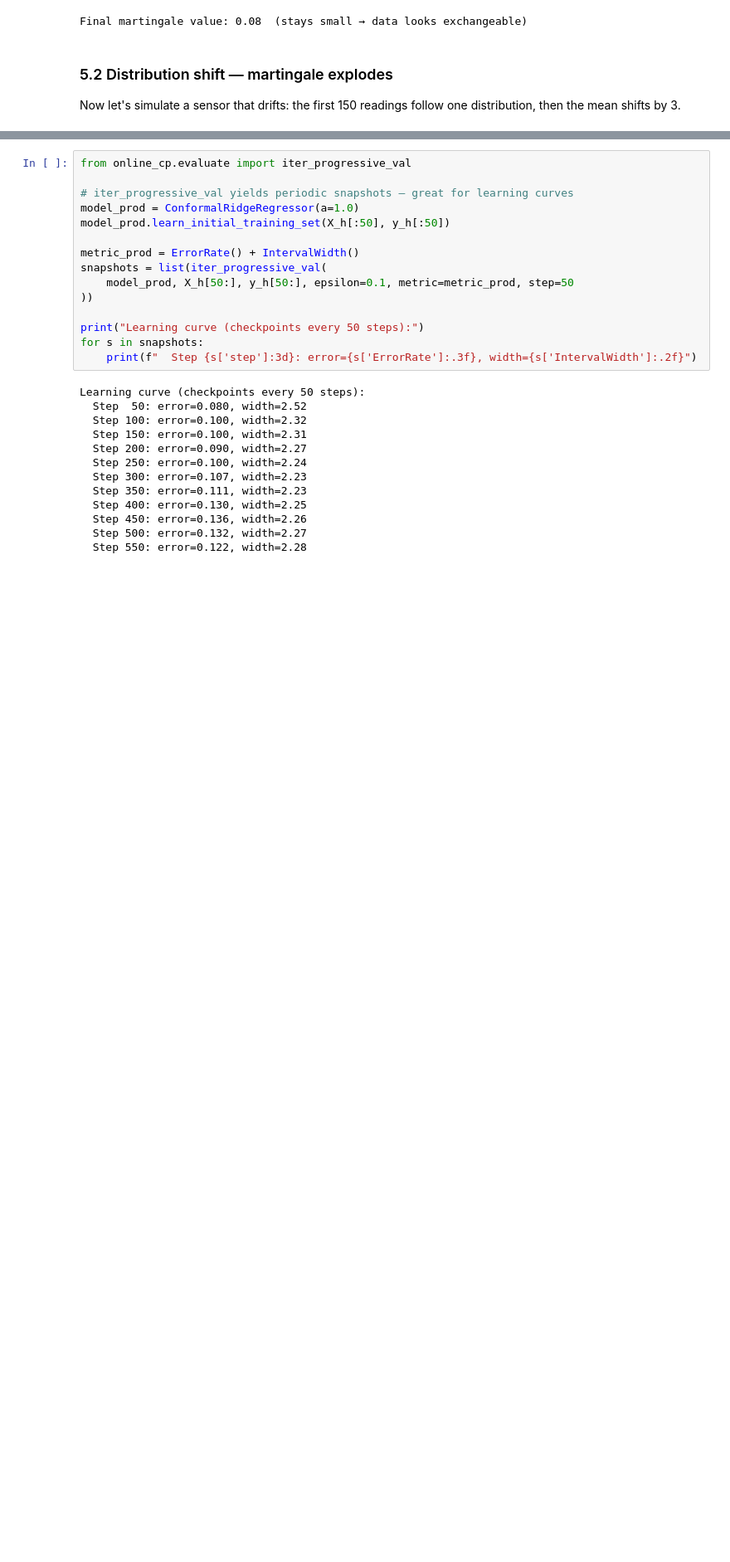
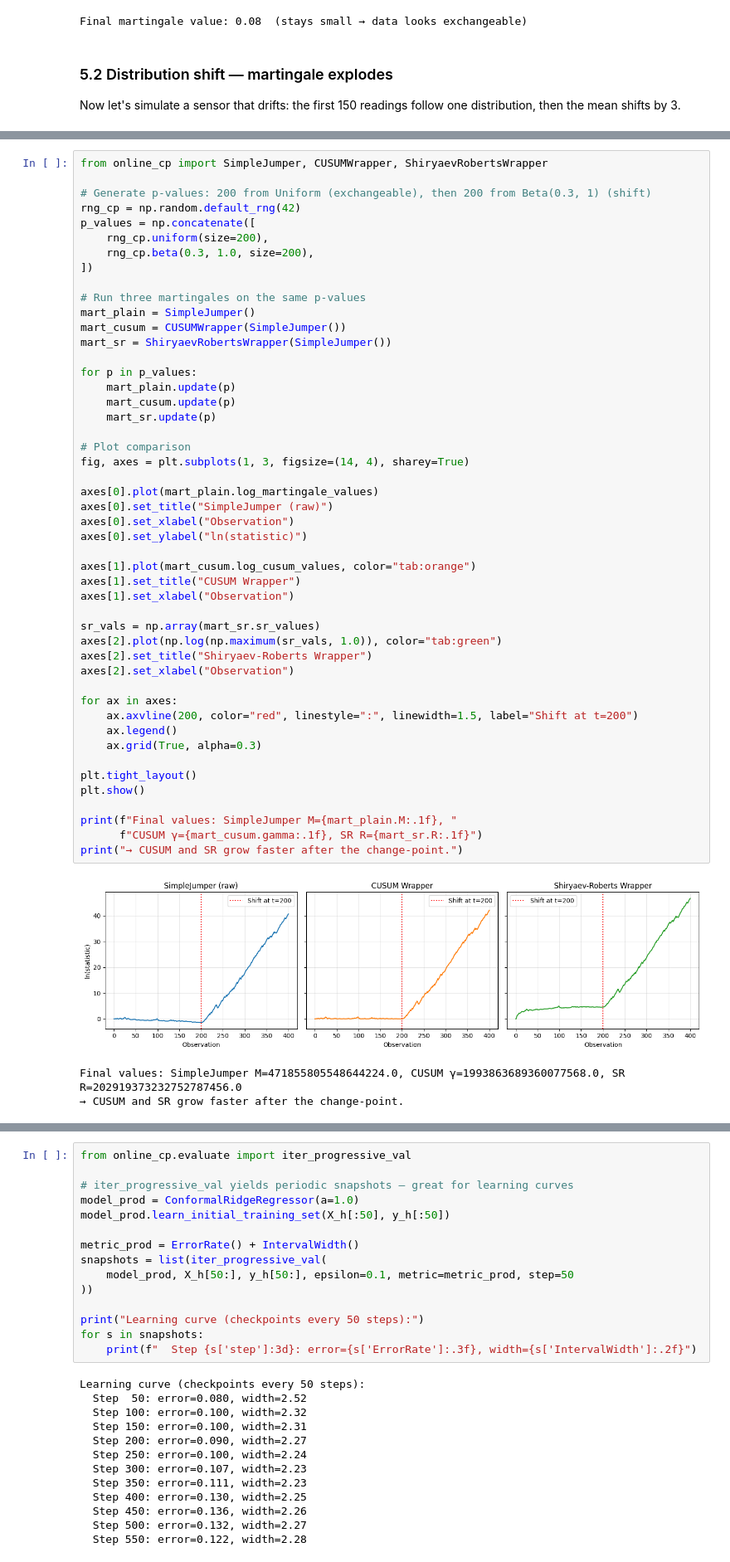
Before and after one commit to egonmedhatten/online-cp, a Jupyter notebook: notebooks/tutorial.ipynb, the cells around one changed output, grey strips where cells are left out. Shown at 83% size. Saved outputs shown, nothing was run; the diff lists cells and outputs as text; blank space fills up the shorter version.

```diff
--- a/notebooks/tutorial.ipynb
+++ b/notebooks/tutorial.ipynb
@@ -430,0 +440,52 @@ Max log-martingale after shift: 20.5
+# %%
+from online_cp import SimpleJumper, CUSUMWrapper, ShiryaevRobertsWrapper
+
+# Generate p-values: 200 from Uniform (exchangeable), then 200 from Beta(0.3, 1) (shift)
+rng_cp = np.random.default_rng(42)
+p_values = np.concatenate([
+    rng_cp.uniform(size=200),
+    rng_cp.beta(0.3, 1.0, size=200),
+])
+
+# Run three martingales on the same p-values
+mart_plain = SimpleJumper()
+mart_cusum = CUSUMWrapper(SimpleJumper())
+mart_sr = ShiryaevRobertsWrapper(SimpleJumper())
+
+for p in p_values:
+    mart_plain.update(p)
+    mart_cusum.update(p)
+    mart_sr.update(p)
+
+# Plot comparison
+fig, axes = plt.subplots(1, 3, figsize=(14, 4), sharey=True)
+
+axes[0].plot(mart_plain.log_martingale_values)
+axes[0].set_title("SimpleJumper (raw)")
+axes[0].set_xlabel("Observation")
+axes[0].set_ylabel("ln(statistic)")
+
+axes[1].plot(mart_cusum.log_cusum_values, color="tab:orange")
+axes[1].set_title("CUSUM Wrapper")
+axes[1].set_xlabel("Observation")
+
+sr_vals = np.array(mart_sr.sr_values)
+axes[2].plot(np.log(np.maximum(sr_vals, 1.0)), color="tab:green")
+axes[2].set_title("Shiryaev-Roberts Wrapper")
+axes[2].set_xlabel("Observation")
+
+for ax in axes:
+    ax.axvline(200, color="red", linestyle=":", linewidth=1.5, label="Shift at t=200")
+    ax.legend()
+    ax.grid(True, alpha=0.3)
+
+plt.tight_layout()
+plt.show()
+
+print(f"Final values: SimpleJumper M={mart_plain.M:.1f}, "
+      f"CUSUM γ={mart_cusum.gamma:.1f}, SR R={mart_sr.R:.1f}")
+print("→ CUSUM and SR grow faster after the change-point.")
+# %% [output]
+[figure, added]
+Final values: SimpleJumper M=471855805548644224.0, CUSUM γ=1993863689360077568.0, SR R=202919373232752787456.0
+→ CUSUM and SR grow faster after the change-point.
```
Also changed, not shown: parts of 8 cells of this notebook, 4 other files.
